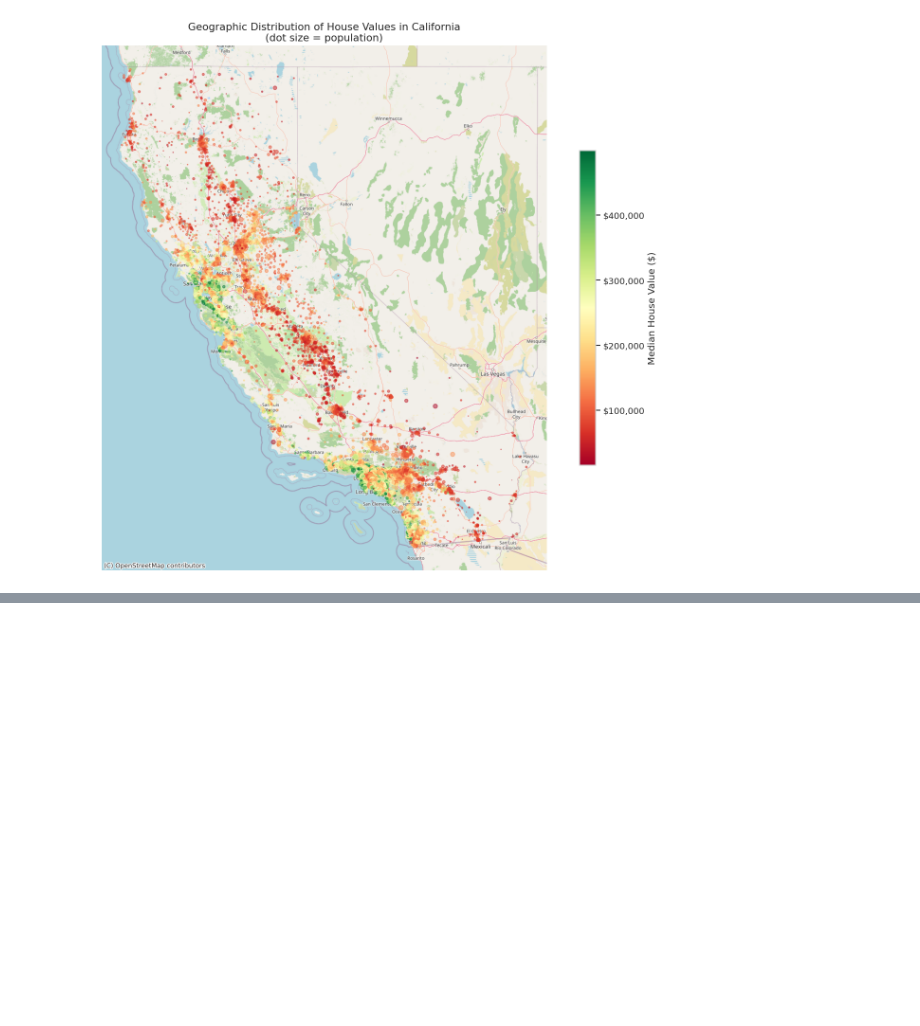
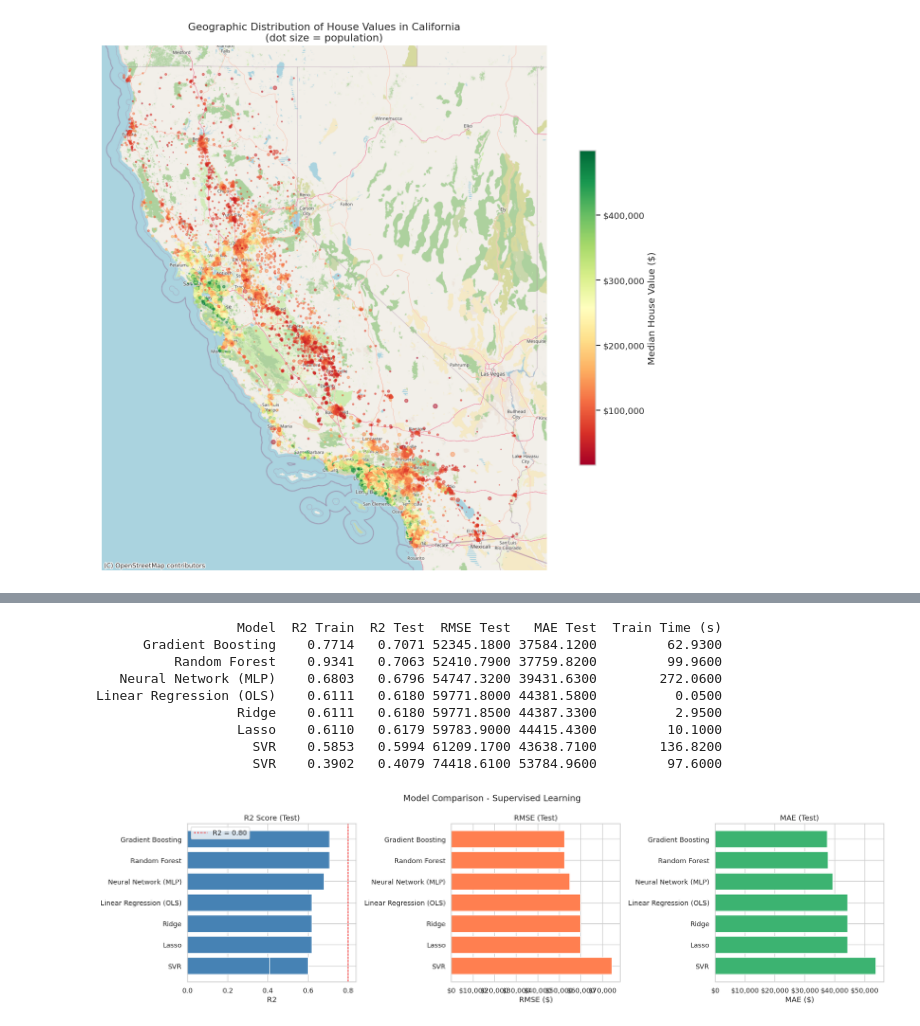
Before and after one commit to toni2174301/CFF-, a Jupyter notebook: Main.ipynb, the cells around one changed output, grey strips where cells are left out. Cells and saved outputs as stored; diff of their text form; code cells hidden in the pictures; blank space fills up the shorter version.

```diff
--- a/Main.ipynb
+++ b/Main.ipynb
@@ -393,0 +472,13 @@ plt.show()
+# %%
+# ============================================================
+# MODEL 1: LINEAR REGRESSION (OLS) - BASE MODEL
+# ============================================================
+
+from sklearn.linear_model import LinearRegression
+
+pipe_lr = Pipeline(steps=[
+    ('preprocessor', preprocessor),
+    ('model', LinearRegression())
+])
+
+results.append(evaluate_model('Linear Regression (OLS)', pipe_lr, X_train, y_train, X_test, y_test))
@@ -393,0 +654,67 @@ plt.show()
+# %%
+# ============================================================
+# CELL 21 - RESULTS COMPARISON
+# ============================================================
+
+# --- Summary table ---
+results_df = pd.DataFrame(results)
+results_df = results_df.sort_values('R2 Test', ascending=False).reset_index(drop=True)
+print(results_df.to_string(index=False))
+
+# --- Bar chart: R2 Test scores ---
+fig, axes = plt.subplots(1, 3, figsize=(18, 5))
+
+colors = ['steelblue'] * len(results_df)
+
+# R2 Test
+axes[0].barh(results_df['Model'], results_df['R2 Test'], color='steelblue')
+axes[0].set_title('R2 Score (Test)')
+axes[0].set_xlabel('R2')
+axes[0].axvline(x=0.8, color='red', linestyle='--', linewidth=1, label='R2 = 0.80')
+axes[0].legend()
+axes[0].invert_yaxis()
+
+# RMSE Test
+axes[1].barh(results_df['Model'], results_df['RMSE Test'], color='coral')
+axes[1].set_title('RMSE (Test)')
+axes[1].set_xlabel('RMSE ($)')
+axes[1].xaxis.set_major_formatter(mticker.FuncFormatter(lambda x, _: f'${x:,.0f}'))
+axes[1].invert_yaxis()
+
+# MAE Test
+axes[2].barh(results_df['Model'], results_df['MAE Test'], color='mediumseagreen')
+axes[2].set_title('MAE (Test)')
+axes[2].set_xlabel('MAE ($)')
+axes[2].xaxis.set_major_formatter(mticker.FuncFormatter(lambda x, _: f'${x:,.0f}'))
+axes[2].invert_yaxis()
+
+plt.suptitle('Model Comparison - Supervised Learning', fontsize=14)
+plt.tight_layout()
+plt.savefig('model_comparison.png', dpi=150, bbox_inches='tight')
+plt.show()
+
+# --- Overfitting check: Train vs Test R2 ---
+fig, ax = plt.subplots(figsize=(10, 5))
+x = np.arange(len(results_df))
+width = 0.35
+ax.bar(x - width/2, results_df['R2 Train'], width, label='R2 Train', color='steelblue')
+ax.bar(x + width/2, results_df['R2 Test'],  width, label='R2 Test',  color='coral')
+ax.set_xticks(x)
+ax.set_xticklabels(results_df['Model'], rotation=15, ha='right')
+ax.set_ylabel('R2 Score')
+ax.set_title('Train vs Test R2 - Overfitting Check')
+ax.legend()
+plt.tight_layout()
+plt.savefig('overfitting_check.png', dpi=150, bbox_inches='tight')
+plt.show()
+# %% [output]
+                  Model  R2 Train  R2 Test  RMSE Test   MAE Test  Train Time (s)
+      Gradient Boosting    0.7714   0.7071 52345.1800 37584.1200         62.9300
+          Random Forest    0.9341   0.7063 52410.7900 37759.8200         99.9600
+   Neural Network (MLP)    0.6803   0.6796 54747.3200 39431.6300        272.0600
+Linear Regression (OLS)    0.6111   0.6180 59771.8000 44381.5800          0.0500
+                  Ridge    0.6111   0.6180 59771.8500 44387.3300          2.9500
+                  Lasso    0.6110   0.6179 59783.9000 44415.4300         10.1000
+                    SVR    0.5853   0.5994 61209.1700 43638.7100        136.8200
+                    SVR    0.3902   0.4079 74418.6100 53784.9600         97.6000
+[figure, added]
```
Also changed, not shown: parts of 18 cells of this notebook.
